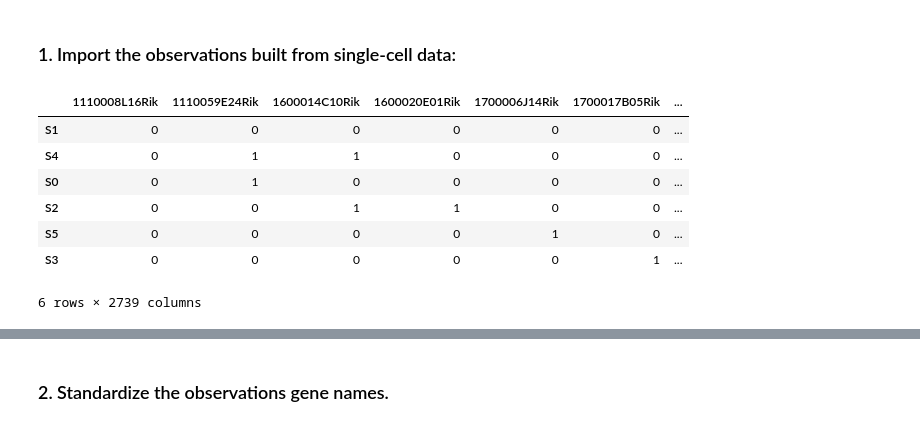
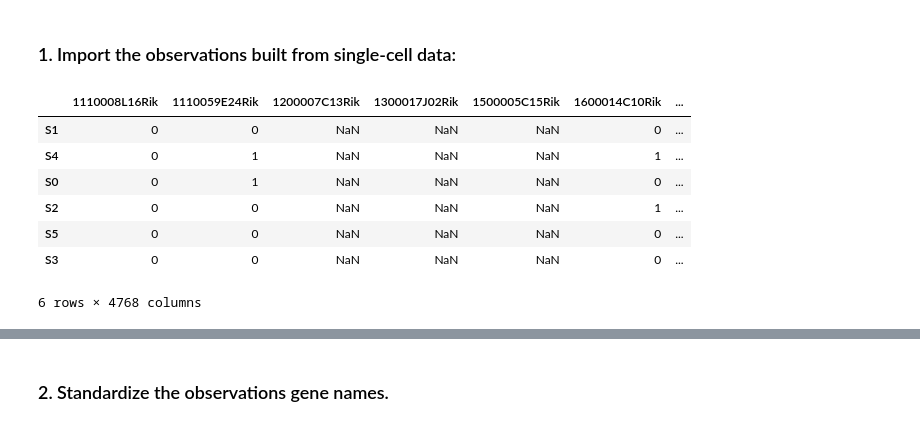
Before and after one commit to StephanieChevalier/notebooks_for_bonesis, a Jupyter notebook: applications/hematopoiesis/A_components-selection.ipynb, the cells around one changed output, grey strips where cells are left out. Drawn from its saved outputs; the diff is of its cells as text; code cells hidden in the pictures.

```diff
--- a/applications/hematopoiesis/A_components-selection.ipynb
+++ b/applications/hematopoiesis/A_components-selection.ipynb
@@ -36,16 +11,0 @@ def get_dict_of_observations_from_file(path_data: str, sep="\t") -> Dict:
-# %%
-# Save in a dictionary the observations stored in a file:
-observations_from_singlecell_nestorowa = get_dict_of_observations_from_file("nestorowa_binarizedObservations.csv", sep=",")
-
-# Visualisation:
-import pandas as pd
-pd.DataFrame.from_dict(observations_from_singlecell_nestorowa, orient="index").fillna('')
-# %% [output]
-|  | 1110008L16Rik | 1110059E24Rik | 1600014C10Rik | 1600020E01Rik | 1700006J14Rik | 1700017B05Rik | ... |
-| S1 | 0 | 0 | 0 | 0 | 0 | 0 | ... |
-| S4 | 0 | 1 | 1 | 0 | 0 | 0 | ... |
-| S0 | 0 | 1 | 0 | 0 | 0 | 0 | ... |
-| S2 | 0 | 0 | 1 | 1 | 0 | 0 | ... |
-| S5 | 0 | 0 | 0 | 0 | 1 | 0 | ... |
-| S3 | 0 | 0 | 0 | 0 | 0 | 1 | ... |
-6 rows × 2739 columns
@@ -51,0 +17,11 @@ pd.DataFrame.from_dict(observations_from_singlecell_nestorowa, orient="index").f
+# %%
+df_nesto
+# %% [output]
+|  | 1110008L16Rik | 1110059E24Rik | 1200007C13Rik | 1300017J02Rik | 1500005C15Rik | 1600014C10Rik | ... |
+| S1 | 0 | 0 | NaN | NaN | NaN | 0 | ... |
+| S4 | 0 | 1 | NaN | NaN | NaN | 1 | ... |
+| S0 | 0 | 1 | NaN | NaN | NaN | 0 | ... |
+| S2 | 0 | 0 | NaN | NaN | NaN | 1 | ... |
+| S5 | 0 | 0 | NaN | NaN | NaN | 0 | ... |
+| S3 | 0 | 0 | NaN | NaN | NaN | 0 | ... |
+6 rows × 4768 columns
```
Also changed, not shown: parts of 17 cells of this notebook.
